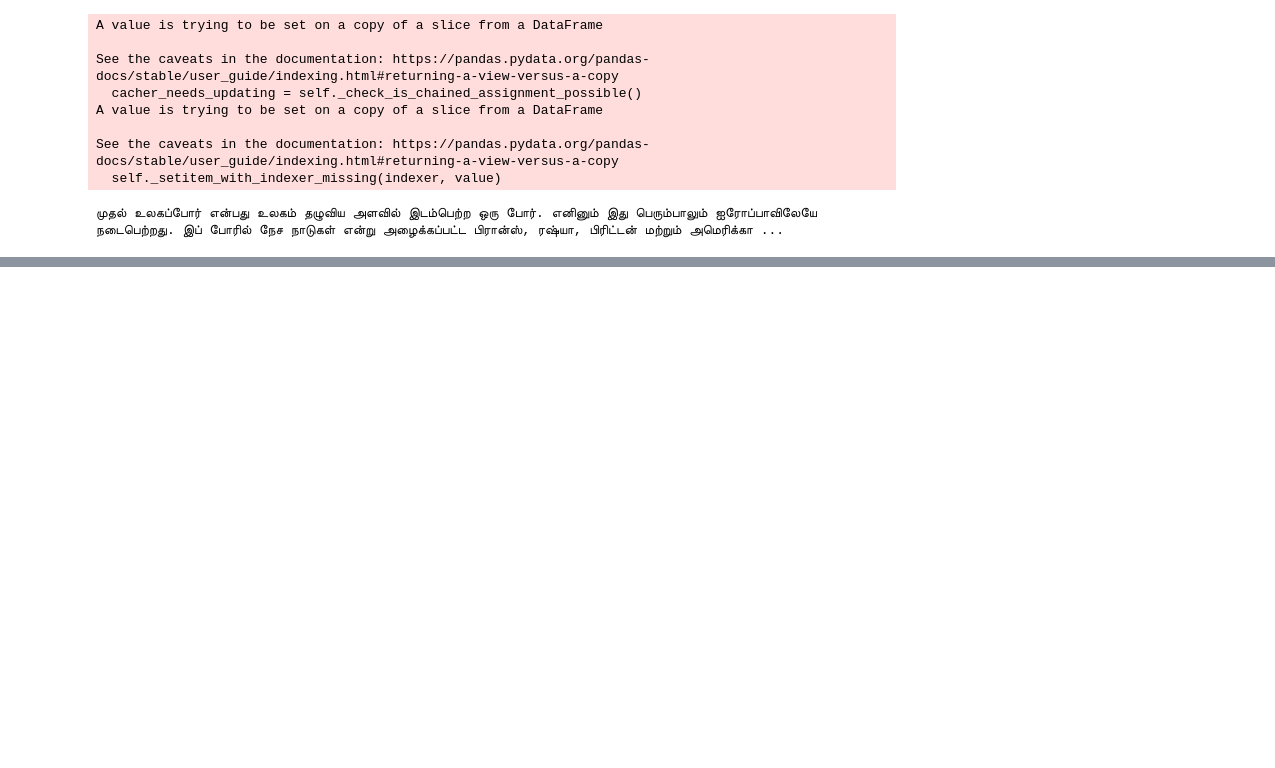
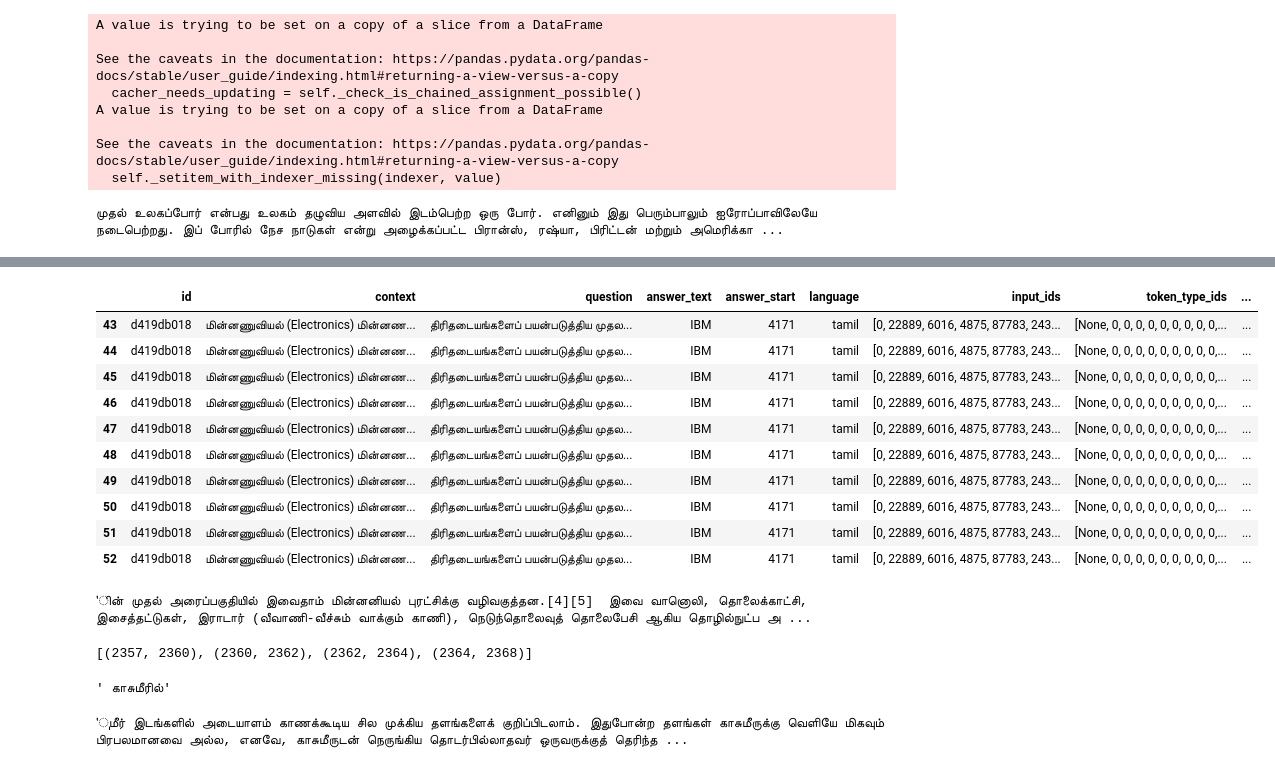
Before and after one commit to guchio3/kaggle-chaii-2021, a Jupyter notebook: notebooks/questionに入っている単語が入ったtextbatchが有効説検証.ipynb, the cells around one changed output, grey strips where cells are left out. Cells and saved outputs as stored; diff of their text form; code cells hidden in the pictures; blank space fills up the shorter version.

```diff
--- a/notebooks/questionに入っている単語が入ったtextbatchが有効説検証.ipynb
+++ b/notebooks/questionに入っている単語が入ったtextbatchが有効説検証.ipynb
@@ -427,0 +328,14 @@ tokenizer.tokenize("சத்தோசி நகமோட்டோவால் "
+# %%
+prep_df.query("id == 'd419db018'")
+# %% [output]
+|  | id | context | question | answer_text | answer_start | language | input_ids | token_type_ids | ... |
+| 43 | d419db018 | மின்னணுவியல் (Electronics) மின்னண... | திரிதடையங்களைப் பயன்படுத்திய முதல... | IBM | 4171 | tamil | [0, 22889, 6016, 4875, 87783, 243... | [None, 0, 0, 0, 0, 0, 0, 0, 0, 0,... | ... |
+| 44 | d419db018 | மின்னணுவியல் (Electronics) மின்னண... | திரிதடையங்களைப் பயன்படுத்திய முதல... | IBM | 4171 | tamil | [0, 22889, 6016, 4875, 87783, 243... | [None, 0, 0, 0, 0, 0, 0, 0, 0, 0,... | ... |
+| 45 | d419db018 | மின்னணுவியல் (Electronics) மின்னண... | திரிதடையங்களைப் பயன்படுத்திய முதல... | IBM | 4171 | tamil | [0, 22889, 6016, 4875, 87783, 243... | [None, 0, 0, 0, 0, 0, 0, 0, 0, 0,... | ... |
+| 46 | d419db018 | மின்னணுவியல் (Electronics) மின்னண... | திரிதடையங்களைப் பயன்படுத்திய முதல... | IBM | 4171 | tamil | [0, 22889, 6016, 4875, 87783, 243... | [None, 0, 0, 0, 0, 0, 0, 0, 0, 0,... | ... |
+| 47 | d419db018 | மின்னணுவியல் (Electronics) மின்னண... | திரிதடையங்களைப் பயன்படுத்திய முதல... | IBM | 4171 | tamil | [0, 22889, 6016, 4875, 87783, 243... | [None, 0, 0, 0, 0, 0, 0, 0, 0, 0,... | ... |
+| 48 | d419db018 | மின்னணுவியல் (Electronics) மின்னண... | திரிதடையங்களைப் பயன்படுத்திய முதல... | IBM | 4171 | tamil | [0, 22889, 6016, 4875, 87783, 243... | [None, 0, 0, 0, 0, 0, 0, 0, 0, 0,... | ... |
+| 49 | d419db018 | மின்னணுவியல் (Electronics) மின்னண... | திரிதடையங்களைப் பயன்படுத்திய முதல... | IBM | 4171 | tamil | [0, 22889, 6016, 4875, 87783, 243... | [None, 0, 0, 0, 0, 0, 0, 0, 0, 0,... | ... |
+| 50 | d419db018 | மின்னணுவியல் (Electronics) மின்னண... | திரிதடையங்களைப் பயன்படுத்திய முதல... | IBM | 4171 | tamil | [0, 22889, 6016, 4875, 87783, 243... | [None, 0, 0, 0, 0, 0, 0, 0, 0, 0,... | ... |
+| 51 | d419db018 | மின்னணுவியல் (Electronics) மின்னண... | திரிதடையங்களைப் பயன்படுத்திய முதல... | IBM | 4171 | tamil | [0, 22889, 6016, 4875, 87783, 243... | [None, 0, 0, 0, 0, 0, 0, 0, 0, 0,... | ... |
+| 52 | d419db018 | மின்னணுவியல் (Electronics) மின்னண... | திரிதடையங்களைப் பயன்படுத்திய முதல... | IBM | 4171 | tamil | [0, 22889, 6016, 4875, 87783, 243... | [None, 0, 0, 0, 0, 0, 0, 0, 0, 0,... | ... |
@@ -427,0 +344,15 @@ tokenizer.tokenize("சத்தோசி நகமோட்டோவால் "
+# %%
+get_context_part(row["offset_mapping"], row["context"])
+# %% [output]
+'ின் முதல் அரைப்பகுதியில் இவைதாம் மின்னனியல் புரட்சிக்கு வழிவகுத்தன.[4][5]  இவை வானொலி, தொலைக்காட்சி, இசைத்தட்டுகள், இராடார் (வீவாணி-வீச்சும் வாக்கும் காணி), நெடுந்தொலைவுத் தொலைபேசி ஆகிய தொழில்நுட்ப அ ...
+# %%
+print(row["offset_mapping"][209:212+1])
+# get_context_part(row["offset_mapping"], row["context"])[209:212]
+row["context"][2357:2368]
+# %% [output]
+[(2357, 2360), (2360, 2362), (2362, 2364), (2364, 2368)]
+' காசுமீரில்'
+# %%
+get_context_part(row["offset_mapping"], row["context"])[209:]
+# %% [output]
+'ுமீர் இடங்களில் அடையாளம் காணக்கூடிய சில முக்கிய தளங்களைக் குறிப்பிடலாம். இதுபோன்ற தளங்கள் காசுமீருக்கு வெளியே மிகவும் பிரபலமானவை அல்ல, எனவே, காசுமீருடன் நெருங்கிய தொடர்பில்லாதவர் ஒருவருக்குத் தெரிந்த ...
```
Also changed, not shown: parts of 28 cells of this notebook, 4 other files.
